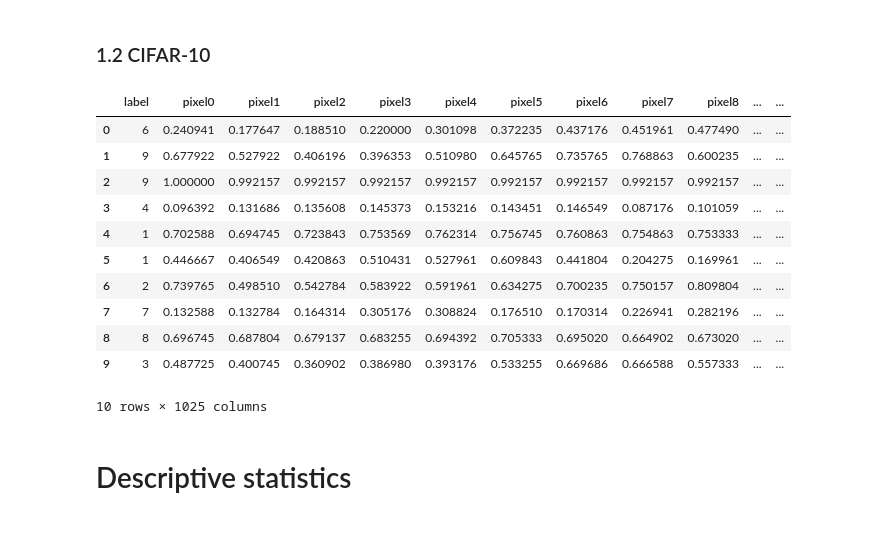
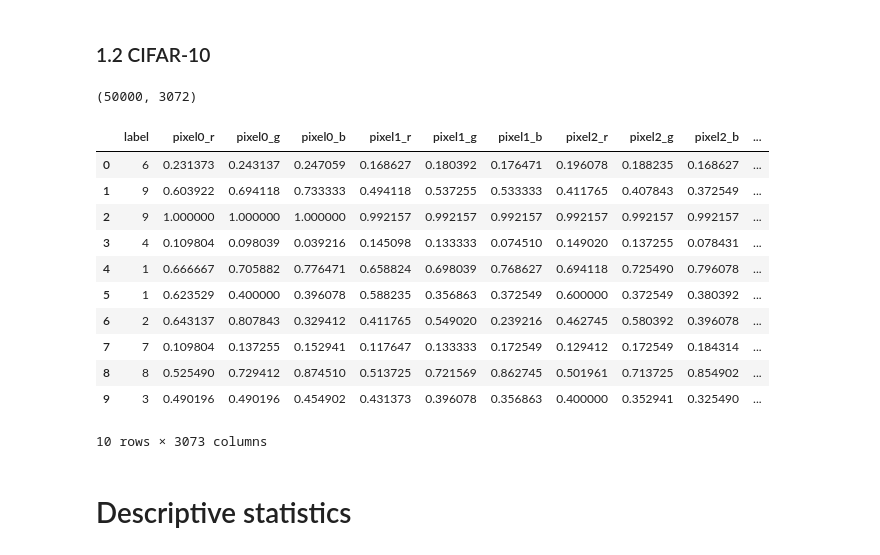
Before and after one commit to claudioscalzo/asi-challenge, a Jupyter notebook: asi_challenge_claudio_scalzo.ipynb, the cells around one changed output. Saved outputs shown, nothing was run; the diff lists cells and outputs as text; code cells hidden in the pictures.

```diff
--- a/asi_challenge_claudio_scalzo.ipynb
+++ b/asi_challenge_claudio_scalzo.ipynb
@@ -87,39 +87,35 @@ for i in range(numTrainFiles):
 # NEW DIMENSIONS MEANING: [ImageNumber, Pixel]
 
 # ALLOCATE ARRAYS
-imagesNew = np.zeros(shape=[numImages, imageHeight * imageWidth], dtype=float)
+imagesNew = np.zeros(shape=[numImages, imageHeight * imageWidth * imageChannels], dtype=float)
 imageTmp = np.zeros(shape=[imageHeight, imageWidth], dtype=float)
 
-# FOR EACH IMAGE
-for i in range(numImages):
-
-    # CREATE A TEMPORARY BLACK & WHITE PICTURE
-    imageTmp[:,:] = 0.21 * images[i,:,:,0] + 0.72 * images[i,:,:,1] + 0.07 * images[i,:,:,2]
-
-    # RAVEL THE PICTURE IN ONE ROW
-    imagesNew[i] = np.ravel(imageTmp)
+# RAVEL THE IMAGES
+imagesNew = np.array([np.ravel(image) for image in images])
+# %% [output]
+(50000, 3072)
 # %%
 # ADD THE LABEL COLUMN
 images = np.concatenate((np.asmatrix(classes).T, imagesNew), axis=1)
 
 # CREATE THE DATAFRAME
-attributes = [("pixel" + str(i)) for i in range(imageHeight*imageWidth)]
+attributes = [("pixel" + str(i) + "_" + str(c)) for i in range(imageHeight*imageWidth) for c in ["r", "g", "b"]]
 cifarTrain = pd.DataFrame(images, columns=["label"] + attributes)
 cifarTrain["label"] = cifarTrain["label"].astype(int)
 cifarTrain.head(10)
 # %% [output]
-|  | label | pixel0 | pixel1 | pixel2 | pixel3 | pixel4 | pixel5 | pixel6 | pixel7 | pixel8 | ... | ... |
-| 0 | 6 | 0.240941 | 0.177647 | 0.188510 | 0.220000 | 0.301098 | 0.372235 | 0.437176 | 0.451961 | 0.477490 | ... | ... |
-| 1 | 9 | 0.677922 | 0.527922 | 0.406196 | 0.396353 | 0.510980 | 0.645765 | 0.735765 | 0.768863 | 0.600235 | ... | ... |
-| 2 | 9 | 1.000000 | 0.992157 | 0.992157 | 0.992157 | 0.992157 | 0.992157 | 0.992157 | 0.992157 | 0.992157 | ... | ... |
-| 3 | 4 | 0.096392 | 0.131686 | 0.135608 | 0.145373 | 0.153216 | 0.143451 | 0.146549 | 0.087176 | 0.101059 | ... | ... |
-| 4 | 1 | 0.702588 | 0.694745 | 0.723843 | 0.753569 | 0.762314 | 0.756745 | 0.760863 | 0.754863 | 0.753333 | ... | ... |
-| 5 | 1 | 0.446667 | 0.406549 | 0.420863 | 0.510431 | 0.527961 | 0.609843 | 0.441804 | 0.204275 | 0.169961 | ... | ... |
-| 6 | 2 | 0.739765 | 0.498510 | 0.542784 | 0.583922 | 0.591961 | 0.634275 | 0.700235 | 0.750157 | 0.809804 | ... | ... |
-| 7 | 7 | 0.132588 | 0.132784 | 0.164314 | 0.305176 | 0.308824 | 0.176510 | 0.170314 | 0.226941 | 0.282196 | ... | ... |
-| 8 | 8 | 0.696745 | 0.687804 | 0.679137 | 0.683255 | 0.694392 | 0.705333 | 0.695020 | 0.664902 | 0.673020 | ... | ... |
-| 9 | 3 | 0.487725 | 0.400745 | 0.360902 | 0.386980 | 0.393176 | 0.533255 | 0.669686 | 0.666588 | 0.557333 | ... | ... |
+|  | label | pixel0_r | pixel0_g | pixel0_b | pixel1_r | pixel1_g | pixel1_b | pixel2_r | pixel2_g | pixel2_b | ... |
+| 0 | 6 | 0.231373 | 0.243137 | 0.247059 | 0.168627 | 0.180392 | 0.176471 | 0.196078 | 0.188235 | 0.168627 | ... |
+| 1 | 9 | 0.603922 | 0.694118 | 0.733333 | 0.494118 | 0.537255 | 0.533333 | 0.411765 | 0.407843 | 0.372549 | ... |
+| 2 | 9 | 1.000000 | 1.000000 | 1.000000 | 0.992157 | 0.992157 | 0.992157 | 0.992157 | 0.992157 | 0.992157 | ... |
+| 3 | 4 | 0.109804 | 0.098039 | 0.039216 | 0.145098 | 0.133333 | 0.074510 | 0.149020 | 0.137255 | 0.078431 | ... |
+| 4 | 1 | 0.666667 | 0.705882 | 0.776471 | 0.658824 | 0.698039 | 0.768627 | 0.694118 | 0.725490 | 0.796078 | ... |
+| 5 | 1 | 0.623529 | 0.400000 | 0.396078 | 0.588235 | 0.356863 | 0.372549 | 0.600000 | 0.372549 | 0.380392 | ... |
+| 6 | 2 | 0.643137 | 0.807843 | 0.329412 | 0.411765 | 0.549020 | 0.239216 | 0.462745 | 0.580392 | 0.396078 | ... |
+| 7 | 7 | 0.109804 | 0.137255 | 0.152941 | 0.117647 | 0.133333 | 0.172549 | 0.129412 | 0.172549 | 0.184314 | ... |
+| 8 | 8 | 0.525490 | 0.729412 | 0.874510 | 0.513725 | 0.721569 | 0.862745 | 0.501961 | 0.713725 | 0.854902 | ... |
+| 9 | 3 | 0.490196 | 0.490196 | 0.454902 | 0.431373 | 0.396078 | 0.356863 | 0.400000 | 0.352941 | 0.325490 | ... |
-10 rows × 1025 columns
+10 rows × 3073 columns
 # %% [markdown]
 # Descriptive statistics
 # %% [markdown]
```
